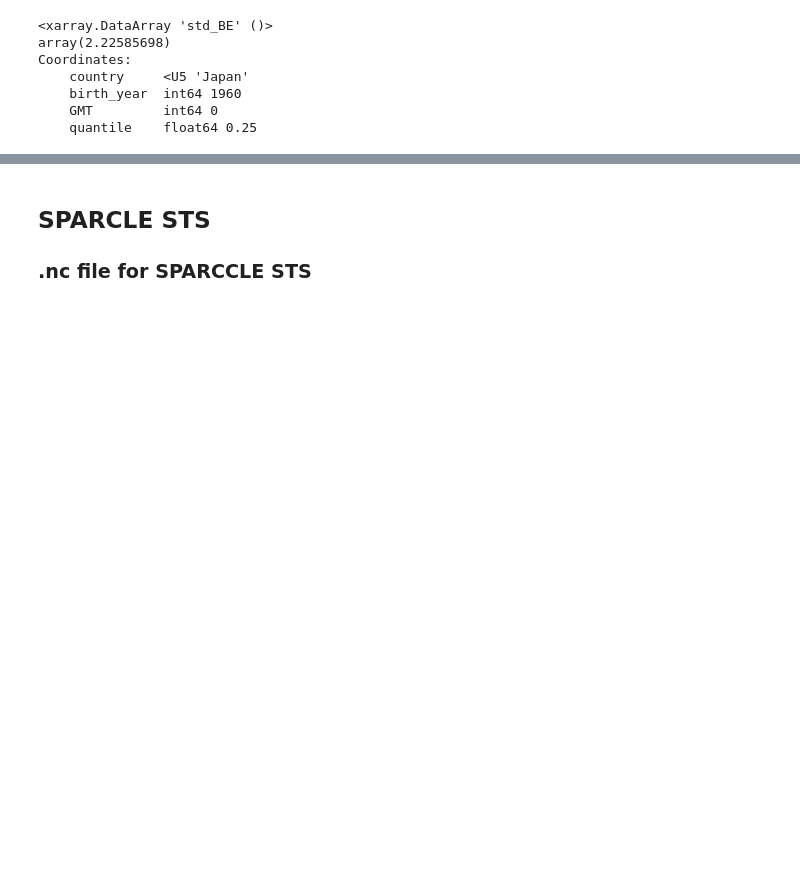
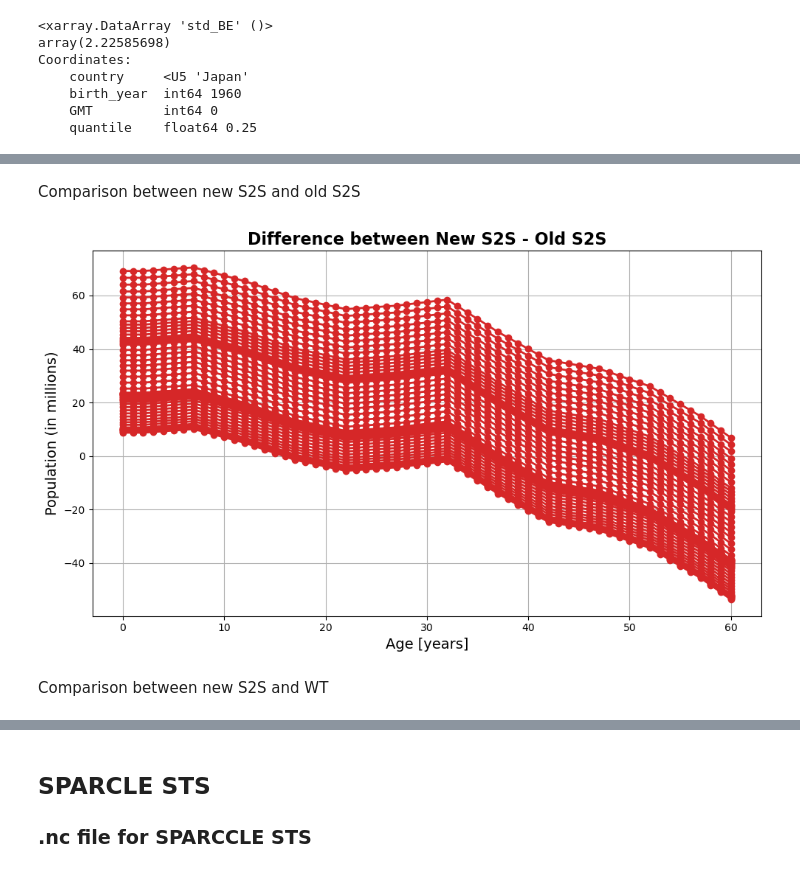
Before and after one commit to AmauryLaridon/Source2Suffering, a Jupyter notebook: sandbox/sandbox.ipynb, the cells around one changed output, grey strips where cells are left out. Saved outputs shown, nothing was run; the diff lists cells and outputs as text; code cells hidden in the pictures; blank space fills up the shorter version.

```diff
--- a/sandbox/sandbox.ipynb
+++ b/sandbox/sandbox.ipynb
@@ -221,0 +525,17 @@ Coordinates:
+# %% [markdown]
+Comparison between new S2S and old S2S
+# %%
+# Plot
+
+plt.figure(figsize=(10, 6))
+plt.plot(data_region_11['ages'], (data_region_11/1e3 - (cohort_sizes_world_2020/1e6)), marker='o', color='tab:red', lw=2)
+plt.title("Difference between New S2S - Old S2S", fontsize=16, fontweight='bold')
+plt.xlabel("Age [years]", fontsize=14)
+plt.ylabel("Population (in millions)", fontsize=14)
+plt.grid(True)
+plt.tight_layout()
+plt.show()
+# %% [output]
+[figure, added]
+# %% [markdown]
+Comparison between new S2S and WT
```
Also changed, not shown: parts of 25 cells of this notebook, 5 other files.
